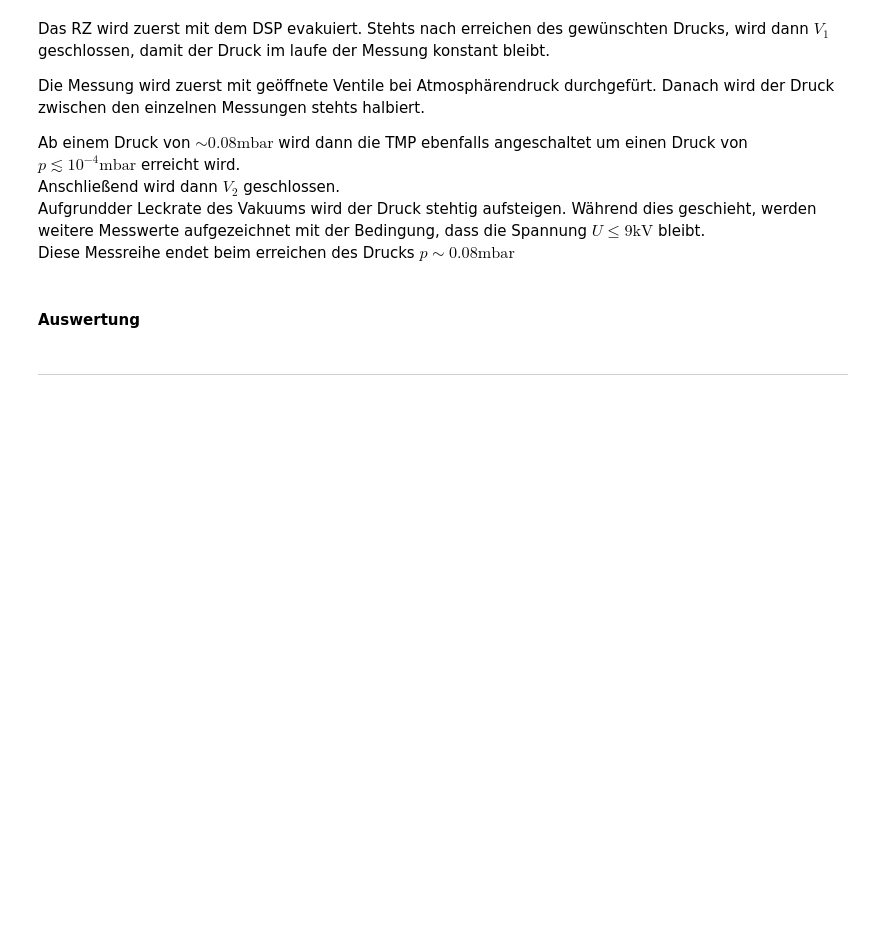
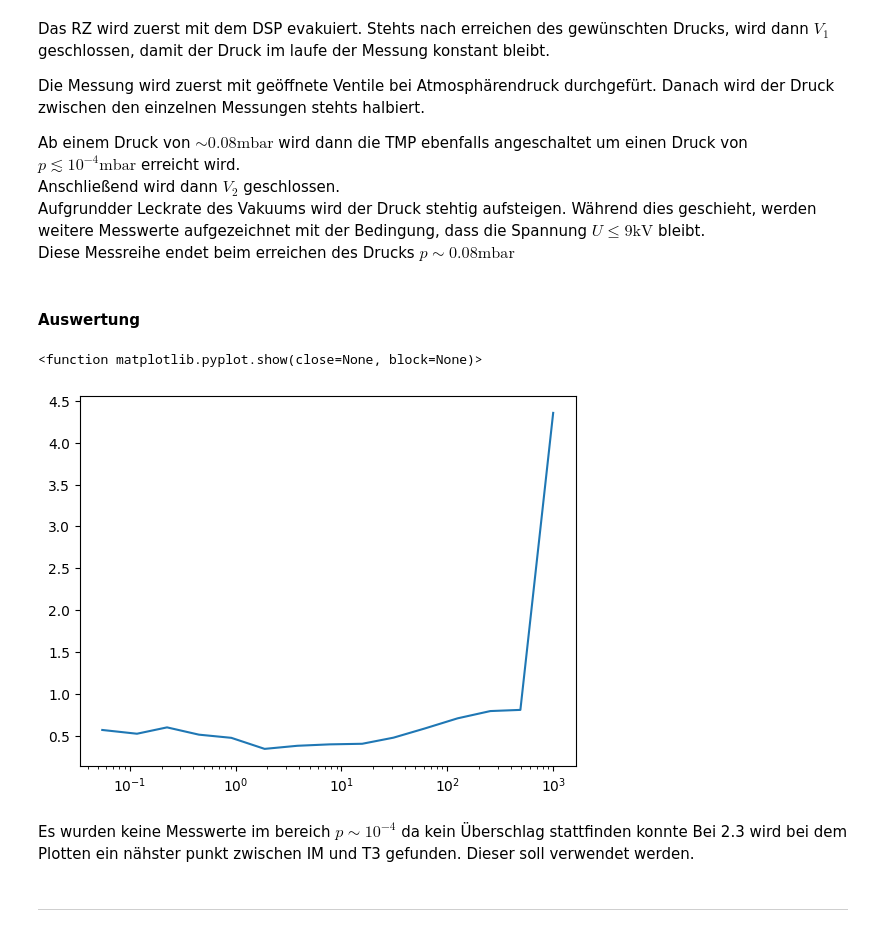
Before and after one commit to AlFa-Tier/Uni_codes, a Jupyter notebook: Praktikum/Vakuum/Vakuum.ipynb, the cells around one changed output. Saved outputs shown, nothing was run; the diff lists cells and outputs as text; code cells hidden in the pictures; blank space fills up the shorter version.

```diff
--- a/Praktikum/Vakuum/Vakuum.ipynb
+++ b/Praktikum/Vakuum/Vakuum.ipynb
@@ -524,6 +526,20 @@ M_m = 28.013 # von Stickstoff in units
 
 r =
 V=
+# %%
+Volt = np.array([4.357,0.807,0.793,0.706,0.585,0.475,0.402,0.395,0.378,0.341,0.473,0.511,0.598,0.522,0.567,1.1,0.8,0.760.72])# in kV
+    # Multimeter * 10
+pressure = np.array([1000,490,255,125,61.3,31.0, 15.7,7.75,3.83,1.88,0.911,0.45,0.225,0.117,0.055,0.])# in mbar
+# %%
+plt.plot(pressure,Volt)
+plt.xscale("log")
+plt.show
+# %% [output]
+<function matplotlib.pyplot.show(close=None, block=None)>
+[figure, added]
+# %% [markdown]
+Es wurden keine Messwerte im bereich $p \sim 10^{-4}$ da kein Überschlag stattfinden konnte
+Bei 2.3 wird bei dem Plotten ein nähster punkt zwischen IM und T3 gefunden. Dieser soll verwendet werden.
 # %% [markdown]
 
 ---
```
Also changed, not shown: parts of 3 cells of this notebook.
